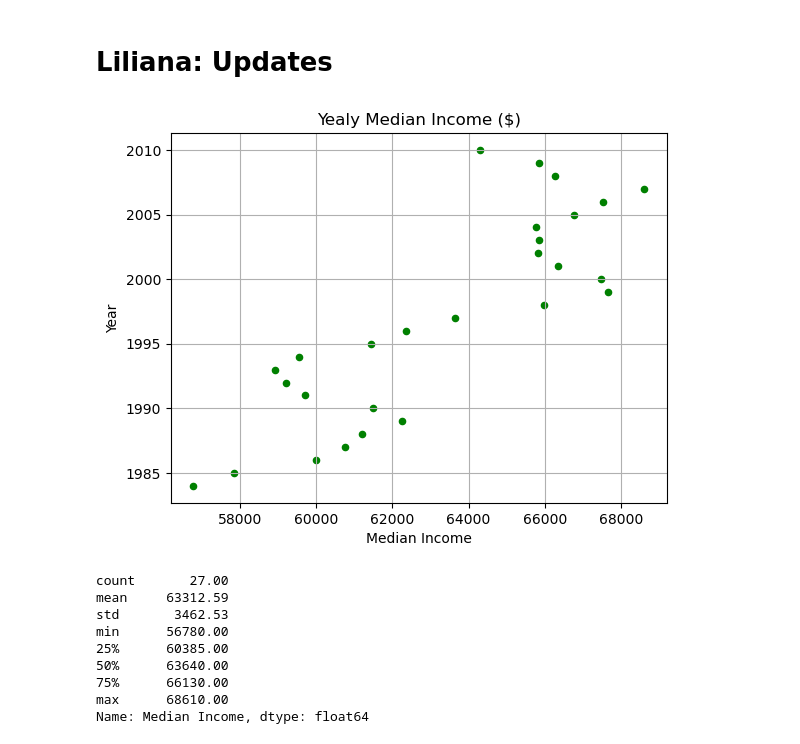
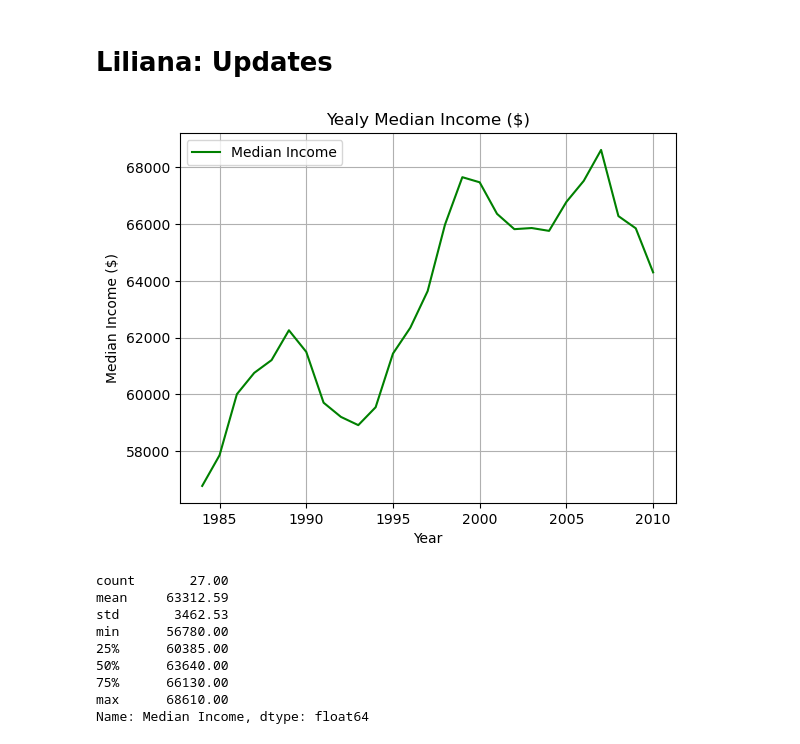
Before and after one commit to isfund/BootCampProject1, a Jupyter notebook: Project1File.ipynb, the cells around one changed output. Drawn from its saved outputs; the diff is of its cells as text; code cells hidden in the pictures.

Commit message:
Income analysis

```diff
--- a/Project1File.ipynb
+++ b/Project1File.ipynb
@@ -190,27 +191,28 @@ import scipy.stats as st
 # %%
 #Accessing data file
 file_path = 'Resources/MEHOINUSA672N.csv'
 df = pd.read_csv(file_path)
 df.head()
 
 #Converting dates column format
 date = df.iloc[:,0]
 dt = pd.to_datetime(date)
 df['Year'] = pd.DatetimeIndex(df['DATE']).year
 del df['DATE']
 
 #Renaming/Reorganizing Columns
 df = df[['Year', 'MEHOINUSA672N']]
 income_data = df.rename(columns={'MEHOINUSA672N': 'Median Income'})
 
 
 #Plotting Data
-plot1 = income_data.plot(x='Median Income', y = 'Year', kind = 'scatter', color ='green')
+plot1 = income_data.plot(x='Year', y = 'Median Income', kind = 'line', color ='green')
 plt.grid(True)
 plt.title('Yealy Median Income ($)')
+plt.ylabel('Median Income ($)')
 plt.savefig('yearlymedinc.png')
 plt.show()
 # %% [output]
-[figure, old version]
+[figure, new version]
 # %%
 #Summary Statistics
```
Also changed, not shown: parts of 7 cells of this notebook, 3 other files.
